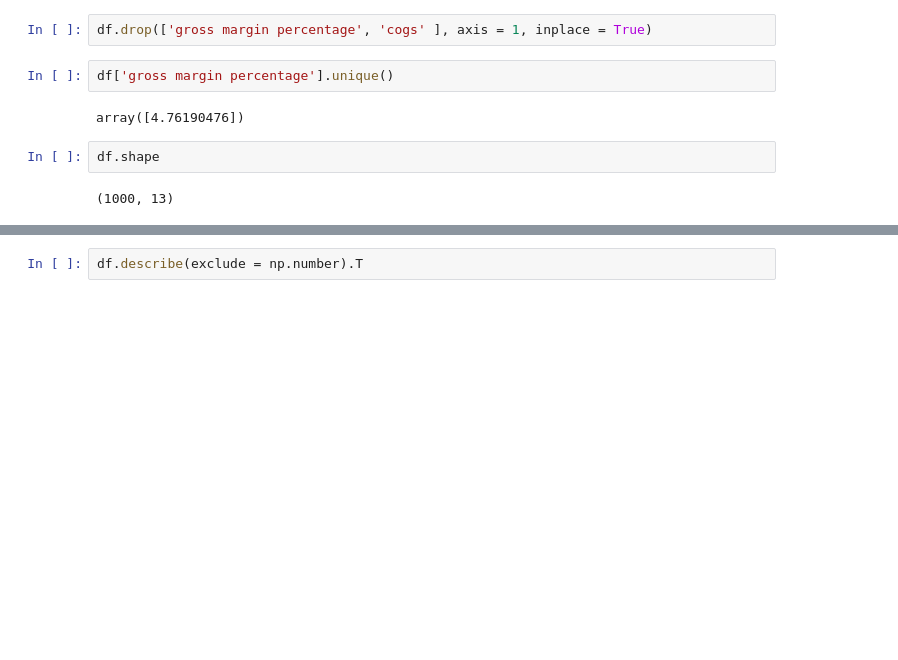
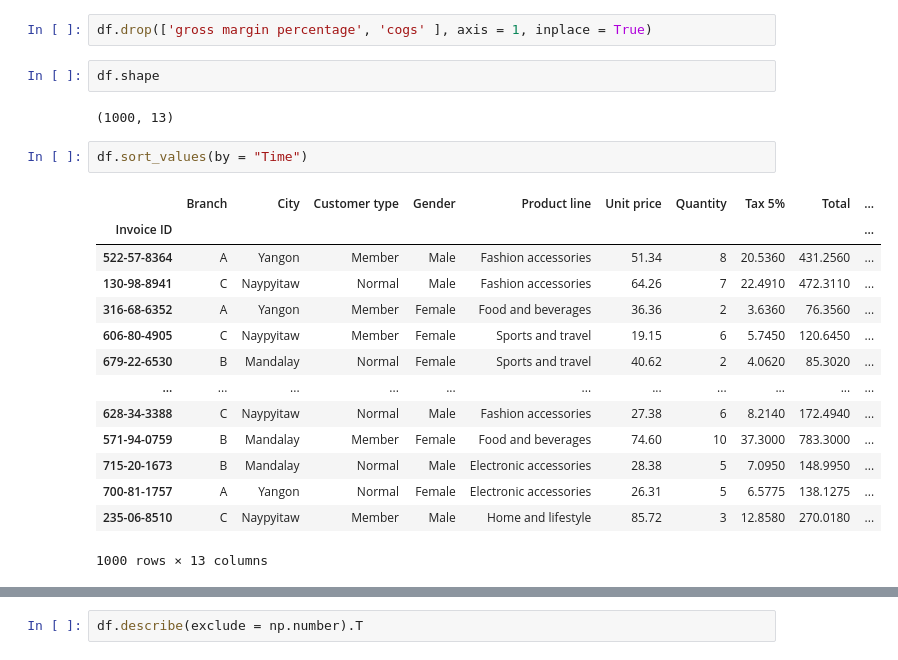
Before and after one commit to Adalab/Adalab-promo_d_da_modulo3_sprint1_Cristina_AnaBelen, a Jupyter notebook: pair_regresion_lineal1.ipynb, the cells around one changed output, grey strips where cells are left out. Cells and saved outputs as stored; diff of their text form; blank space fills up the shorter version.

```diff
--- a/pair_regresion_lineal1.ipynb
+++ b/pair_regresion_lineal1.ipynb
@@ -39,11 +40,24 @@ df.head()
 df.drop('gross income', axis = 1, inplace = True)
 # %%
 df.drop(['gross margin percentage', 'cogs' ], axis = 1, inplace = True)
-# %%
-df['gross margin percentage'].unique()
-# %% [output]
-array([4.76190476])
 # %%
 df.shape
 # %% [output]
 (1000, 13)
+# %%
+df.sort_values(by = "Time")
+# %% [output]
+|  | Branch | City | Customer type | Gender | Product line | Unit price | Quantity | Tax 5% | Total | ... |
+| Invoice ID |  |  |  |  |  |  |  |  |  | ... |
+| 522-57-8364 | A | Yangon | Member | Male | Fashion accessories | 51.34 | 8 | 20.5360 | 431.2560 | ... |
+| 130-98-8941 | C | Naypyitaw | Normal | Male | Fashion accessories | 64.26 | 7 | 22.4910 | 472.3110 | ... |
+| 316-68-6352 | A | Yangon | Member | Female | Food and beverages | 36.36 | 2 | 3.6360 | 76.3560 | ... |
+| 606-80-4905 | C | Naypyitaw | Member | Female | Sports and travel | 19.15 | 6 | 5.7450 | 120.6450 | ... |
+| 679-22-6530 | B | Mandalay | Normal | Female | Sports and travel | 40.62 | 2 | 4.0620 | 85.3020 | ... |
+| ... | ... | ... | ... | ... | ... | ... | ... | ... | ... | ... |
+| 628-34-3388 | C | Naypyitaw | Normal | Male | Fashion accessories | 27.38 | 6 | 8.2140 | 172.4940 | ... |
+| 571-94-0759 | B | Mandalay | Member | Female | Food and beverages | 74.60 | 10 | 37.3000 | 783.3000 | ... |
+| 715-20-1673 | B | Mandalay | Normal | Male | Electronic accessories | 28.38 | 5 | 7.0950 | 148.9950 | ... |
+| 700-81-1757 | A | Yangon | Normal | Female | Electronic accessories | 26.31 | 5 | 6.5775 | 138.1275 | ... |
+| 235-06-8510 | C | Naypyitaw | Member | Male | Home and lifestyle | 85.72 | 3 | 12.8580 | 270.0180 | ... |
+1000 rows × 13 columns
```
Also changed, not shown: parts of 14 cells of this notebook, 1 other file.
